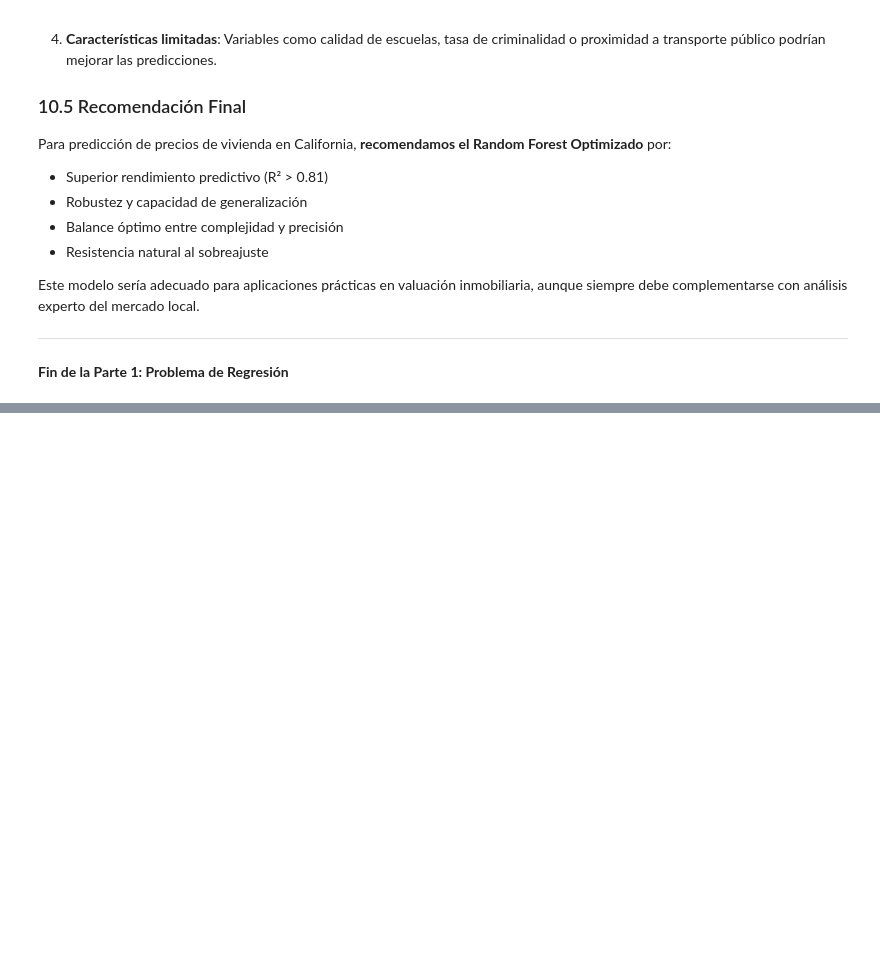
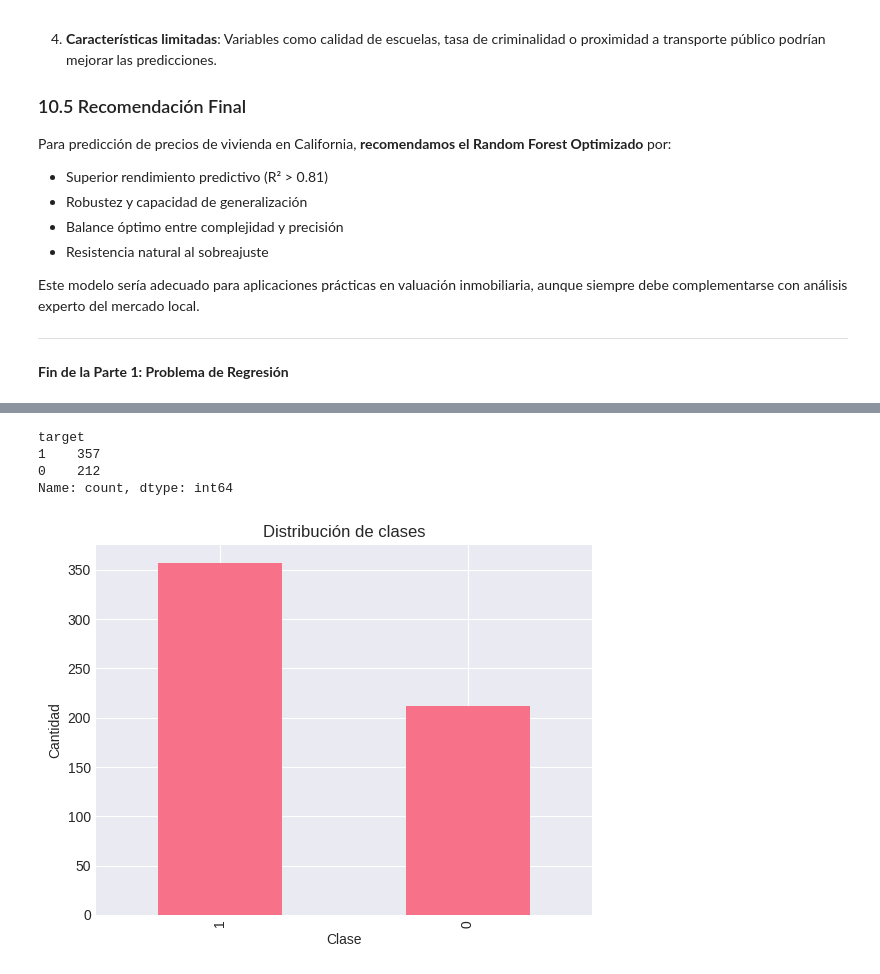
Before and after one commit to nicoCT04/Aprendizaje_Supervisado_IA_LAB, a Jupyter notebook: main.ipynb, the cells around one changed output, grey strips where cells are left out. Drawn from its saved outputs; the diff is of its cells as text; code cells hidden in the pictures; blank space fills up the shorter version.

```diff
--- a/Parte1_regresion_cf.ipynb
+++ b/main.ipynb
@@ -1274,0 +1297,9 @@ Este modelo sería adecuado para aplicaciones prácticas en valuación inmobilia
+# %%
+data = load_breast_cancer(as_frame=True)
+
+# Separar features y target
+X = data.data
+y = data.target
+
+# Ver las primeras filas
+X.head()
@@ -1274,0 +1347,15 @@ Este modelo sería adecuado para aplicaciones prácticas en valuación inmobilia
+# %%
+y.value_counts()
+# %% [output]
+target
+1    357
+0    212
+Name: count, dtype: int64
+# %%
+y.value_counts().plot(kind="bar")
+plt.title("Distribución de clases")
+plt.xlabel("Clase")
+plt.ylabel("Cantidad")
+plt.show()
+# %% [output]
+[figure, added]
```
Also changed, not shown: parts of 48 cells of this notebook.
